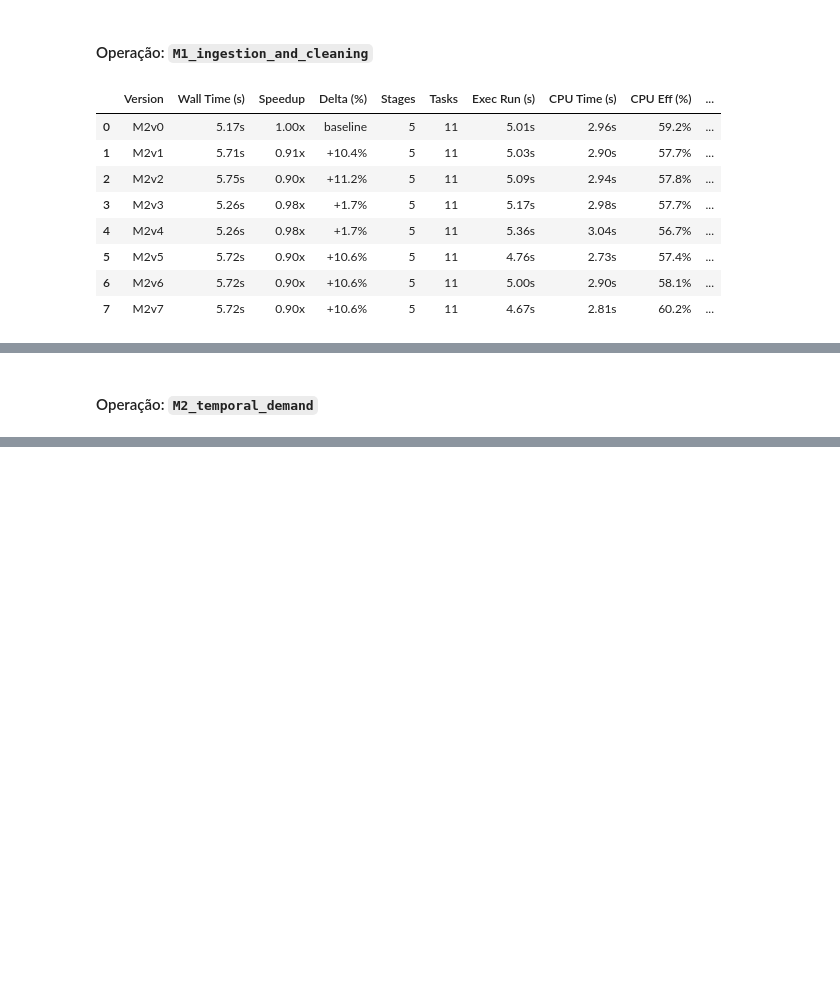
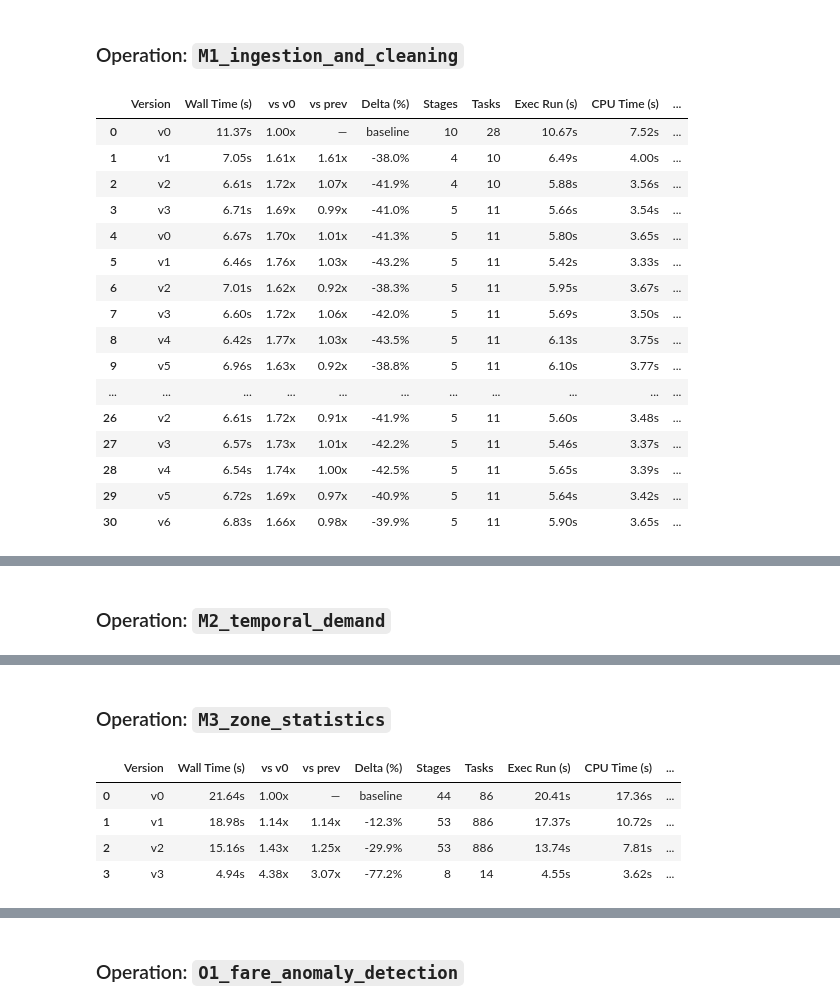
Before and after one commit to oliveira1360/Comp-Par, a Jupyter notebook: notebooks/benchmarks_report.ipynb, the cells around one changed output, grey strips where cells are left out. Drawn from its saved outputs; the diff is of its cells as text; code cells hidden in the pictures; blank space fills up the shorter version.

```diff
--- a/notebooks/benchmarks_report.ipynb
+++ b/notebooks/benchmarks_report.ipynb
@@ -17,7 +16,7 @@ import json
 import subprocess
 import sys
 
-# Garante que matplotlib, seaborn e tabulate estao instalados no ambiente do notebook
+# Ensure matplotlib, seaborn, and tabulate are installed in notebook environment
 for pkg in ["matplotlib", "seaborn", "tabulate"]:
     try:
         __import__(pkg)
@@ -34,7 +33,7 @@ plt.rcParams["figure.dpi"] = 120
 plt.rcParams["savefig.dpi"] = 200
 sns.set_theme(style="whitegrid", palette="deep")
 
-# Deteta diretoria de output quer estejas no container Jupyter (/output) ou localmente (../output)
+# Detect output directory whether inside Jupyter container (/output) or locally (../output / output)
 BASE_OUTPUT = "/output" if os.path.exists("/output") else ("../output" if os.path.exists("../output") else "output")
 PLOTS_DIR = os.path.join(BASE_OUTPUT, "plots")
 os.makedirs(PLOTS_DIR, exist_ok=True)
@@ -51,10 +50,17 @@ def natural_key(s):
     return [int(t) if t.isdigit() else t.lower() for t in re.split(r"(\d+)", str(s))]
 
 def load_benchmark_jsons(base_dir):
-    bench_files = sorted(glob.glob(os.path.join(base_dir, "benchmarks", "profiling_*.json")), key=natural_key)
-    single_file = os.path.join(base_dir, "profiling_report.json")
-    if not bench_files and os.path.exists(single_file):
-        bench_files = [single_file]
+    patterns = [
+        os.path.join(base_dir, "metrics", "*", "profiling_*.json"),
+        os.path.join(base_dir, "metrics", "*", "*.json"),
+        os.path.join(base_dir, "*Metrics", "profiling_*.json"),
+        os.path.join(base_dir, "benchmarks", "profiling_*.json"),
+        os.path.join(base_dir, "profiling_report.json"),
+    ]
+    found = []
+    for pat in patterns:
+        found.extend(glob.glob(pat))
+    bench_files = sorted(list(set(found)), key=natural_key)
 
     run_rows = []
     stage_rows = []
@@ -124,6 +130,6 @@ def load_benchmark_jsons(base_dir):
     return pd.DataFrame(run_rows), pd.DataFrame(stage_rows), bench_files
 
 df_runs, df_stages, loaded_files = load_benchmark_jsons(BASE_OUTPUT)
-print(f"Ficheiros JSON carregados ({len(loaded_files)}): {[os.path.basename(f) for f in loaded_files]}")
-print(f"Operacoes encontradas: {df_runs['operation'].unique().tolist() if not df_runs.empty else 'Nenhuma'}")
+print(f"Loaded JSON benchmark files ({len(loaded_files)}): {[os.path.basename(f) for f in loaded_files]}")
+print(f"Operations detected: {df_runs['operation'].unique().tolist() if not df_runs.empty else 'None'}")
 # %% [output]
@@ -137,46 +143,62 @@ Gera uma tabela resumo para cada operação analisada, calculando automaticament
 def build_formatted_table(df_op):
     df_op = df_op.copy().reset_index(drop=True)
     base_wall = df_op.loc[0, "wall_time_s"] if len(df_op) > 0 and df_op.loc[0, "wall_time_s"] > 0 else 1.0
 
-    df_op["speedup"] = base_wall / df_op["wall_time_s"].replace(0, np.nan)
+    df_op["speedup_v0"] = base_wall / df_op["wall_time_s"].replace(0, np.nan)
+    prev_wall = df_op["wall_time_s"].shift(1)
+    df_op["speedup_prev"] = prev_wall / df_op["wall_time_s"].replace(0, np.nan)
     df_op["time_saved_pct"] = (1.0 - df_op["wall_time_s"] / base_wall) * 100.0
 
     summary = pd.DataFrame({
         "Version": df_op["version"],
         "Wall Time (s)": df_op["wall_time_s"].map(lambda x: f"{x:.2f}s"),
-        "Speedup": df_op["speedup"].map(lambda x: f"{x:.2f}x"),
+        "vs v0": df_op["speedup_v0"].map(lambda x: f"{x:.2f}x"),
+        "vs prev": df_op["speedup_prev"].map(lambda x: f"{x:.2f}x" if pd.notna(x) else "—"),
         "Delta (%)": df_op["time_saved_pct"].map(lambda x: f"{-x:+.1f}%" if abs(x) > 0.01 else "baseline"),
         "Stages": df_op["num_stages"],
         "Tasks": df_op["num_tasks"],
         "Exec Run (s)": df_op["exec_run_s"].map(lambda x: f"{x:.2f}s"),
         "CPU Time (s)": df_op["exec_cpu_s"].map(lambda x: f"{x:.2f}s"),
         "CPU Eff (%)": df_op["cpu_efficiency_pct"].map(lambda x: f"{x:.1f}%"),
         "GC Time (s)": df_op["jvm_gc_s"].map(lambda x: f"{x:.2f}s"),
         "Peak Mem": df_op["peak_mem_bytes"].map(fmt_bytes),
-        "Shuffle Read": df_op["shuffle_read_bytes"].map(fmt_bytes),
-        "Shuffle Write": df_op["shuffle_write_bytes"].map(fmt_bytes),
+        "Shuffle R": df_op["shuffle_read_bytes"].map(fmt_bytes),
+        "Shuffle W": df_op["shuffle_write_bytes"].map(fmt_bytes),
         "Disk Spill": df_op["disk_spill_bytes"].map(fmt_bytes),
         "Task Skew": df_op["skew_ratio"].map(lambda x: f"{x:.1f}x")
     })
     return summary, df_op
 
 if not df_runs.empty:
     for op_name, group in df_runs.groupby("operation", sort=False):
-        display(Markdown(f"#### Operação: `{op_name}`"))
+        display(Markdown(f"### Operation: `{op_name}`"))
         summary_tbl, numeric_df = build_formatted_table(group)
         display(summary_tbl)
 
-        print("\n--- Tabela Markdown (pronta a copiar para o relatorio) ---")
+        print("\n--- Markdown Table (ready for report) ---")
         print(summary_tbl.to_markdown(index=False))
+
+        print("\n--- LaTeX Table Code (ready for report.tex) ---")
+        latex_cols = ["Version", "Wall Time (s)", "vs v0", "vs prev", "Stages", "Tasks", "CPU Time (s)", "GC Time (s)", "Peak Mem", "Shuffle R", "Shuffle W"]
+        latex_sub = summary_tbl[[c for c in latex_cols if c in summary_tbl.columns]]
+        print(latex_sub.to_latex(index=False))
         print("\n" + "=" * 90 + "\n")
 # %% [output]
-#### Operação: `M1_ingestion_and_cleaning`
+### Operation: `M1_ingestion_and_cleaning`
-|  | Version | Wall Time (s) | Speedup | Delta (%) | Stages | Tasks | Exec Run (s) | CPU Time (s) | CPU Eff (%) | ... |
-| 0 | M2v0 | 5.17s | 1.00x | baseline | 5 | 11 | 5.01s | 2.96s | 59.2% | ... |
-| 1 | M2v1 | 5.71s | 0.91x | +10.4% | 5 | 11 | 5.03s | 2.90s | 57.7% | ... |
-| 2 | M2v2 | 5.75s | 0.90x | +11.2% | 5 | 11 | 5.09s | 2.94s | 57.8% | ... |
-| 3 | M2v3 | 5.26s | 0.98x | +1.7% | 5 | 11 | 5.17s | 2.98s | 57.7% | ... |
-| 4 | M2v4 | 5.26s | 0.98x | +1.7% | 5 | 11 | 5.36s | 3.04s | 56.7% | ... |
-| 5 | M2v5 | 5.72s | 0.90x | +10.6% | 5 | 11 | 4.76s | 2.73s | 57.4% | ... |
-| 6 | M2v6 | 5.72s | 0.90x | +10.6% | 5 | 11 | 5.00s | 2.90s | 58.1% | ... |
-| 7 | M2v7 | 5.72s | 0.90x | +10.6% | 5 | 11 | 4.67s | 2.81s | 60.2% | ... |
+|  | Version | Wall Time (s) | vs v0 | vs prev | Delta (%) | Stages | Tasks | Exec Run (s) | CPU Time (s) | ... |
+| 0 | v0 | 11.37s | 1.00x | — | baseline | 10 | 28 | 10.67s | 7.52s | ... |
+| 1 | v1 | 7.05s | 1.61x | 1.61x | -38.0% | 4 | 10 | 6.49s | 4.00s | ... |
+| 2 | v2 | 6.61s | 1.72x | 1.07x | -41.9% | 4 | 10 | 5.88s | 3.56s | ... |
+| 3 | v3 | 6.71s | 1.69x | 0.99x | -41.0% | 5 | 11 | 5.66s | 3.54s | ... |
+| 4 | v0 | 6.67s | 1.70x | 1.01x | -41.3% | 5 | 11 | 5.80s | 3.65s | ... |
+| 5 | v1 | 6.46s | 1.76x | 1.03x | -43.2% | 5 | 11 | 5.42s | 3.33s | ... |
+| 6 | v2 | 7.01s | 1.62x | 0.92x | -38.3% | 5 | 11 | 5.95s | 3.67s | ... |
+| 7 | v3 | 6.60s | 1.72x | 1.06x | -42.0% | 5 | 11 | 5.69s | 3.50s | ... |
+| 8 | v4 | 6.42s | 1.77x | 1.03x | -43.5% | 5 | 11 | 6.13s | 3.75s | ... |
+| 9 | v5 | 6.96s | 1.63x | 0.92x | -38.8% | 5 | 11 | 6.10s | 3.77s | ... |
+| ... | ... | ... | ... | ... | ... | ... | ... | ... | ... | ... |
+| 26 | v2 | 6.61s | 1.72x | 0.91x | -41.9% | 5 | 11 | 5.60s | 3.48s | ... |
+| 27 | v3 | 6.57s | 1.73x | 1.01x | -42.2% | 5 | 11 | 5.46s | 3.37s | ... |
+| 28 | v4 | 6.54s | 1.74x | 1.00x | -42.5% | 5 | 11 | 5.65s | 3.39s | ... |
+| 29 | v5 | 6.72s | 1.69x | 0.97x | -40.9% | 5 | 11 | 5.64s | 3.42s | ... |
+| 30 | v6 | 6.83s | 1.66x | 0.98x | -39.9% | 5 | 11 | 5.90s | 3.65s | ... |
@@ -194,3 +220,3 @@ if not df_runs.empty:
 
 ==========================================================================================
-#### Operação: `M2_temporal_demand`
+### Operation: `M2_temporal_demand`
@@ -217,2 +247,8 @@ if not df_runs.empty:
 
 ==========================================================================================
+### Operation: `M3_zone_statistics`
+|  | Version | Wall Time (s) | vs v0 | vs prev | Delta (%) | Stages | Tasks | Exec Run (s) | CPU Time (s) | ... |
+| 0 | v0 | 21.64s | 1.00x | — | baseline | 44 | 86 | 20.41s | 17.36s | ... |
+| 1 | v1 | 18.98s | 1.14x | 1.14x | -12.3% | 53 | 886 | 17.37s | 10.72s | ... |
+| 2 | v2 | 15.16s | 1.43x | 1.25x | -29.9% | 53 | 886 | 13.74s | 7.81s | ... |
+| 3 | v3 | 4.94s | 4.38x | 3.07x | -77.2% | 8 | 14 | 4.55s | 3.62s | ... |
@@ -218,0 +272 @@ if not df_runs.empty:
+### Operation: `O1_fare_anomaly_detection`
```
Also changed, not shown: parts of 11 cells of this notebook, 23 other files.
